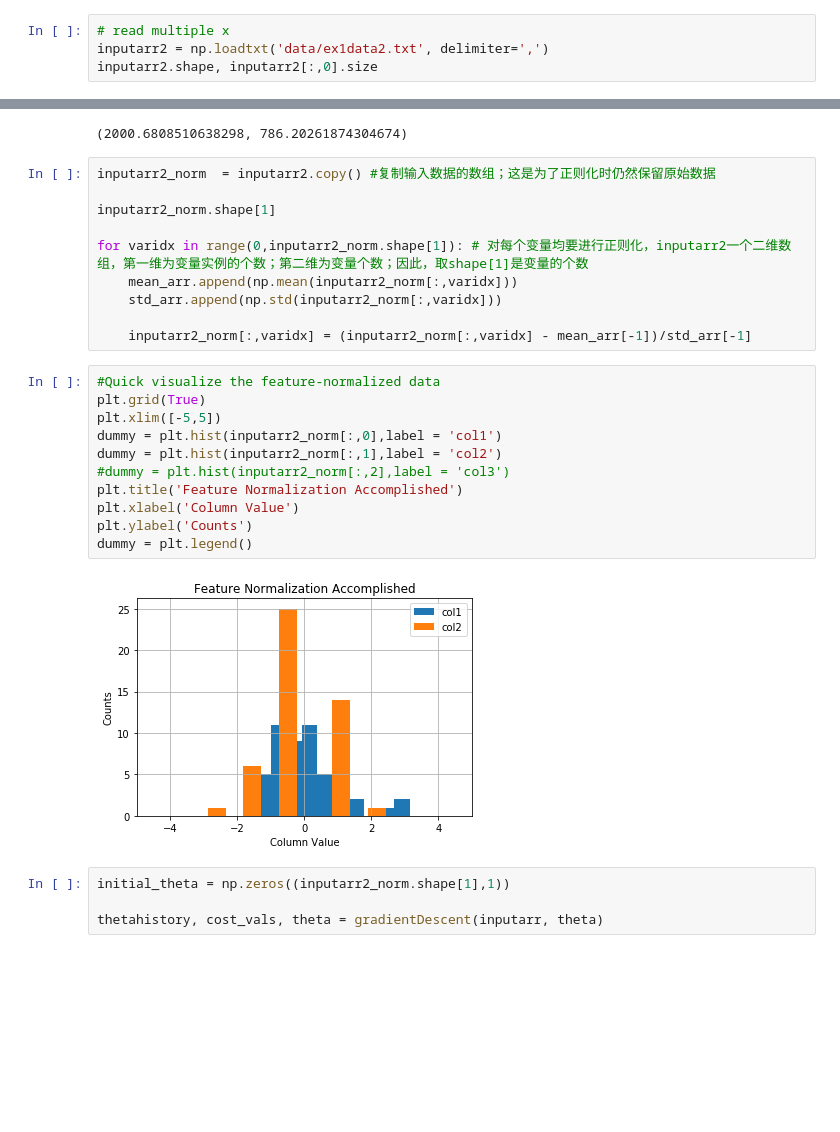
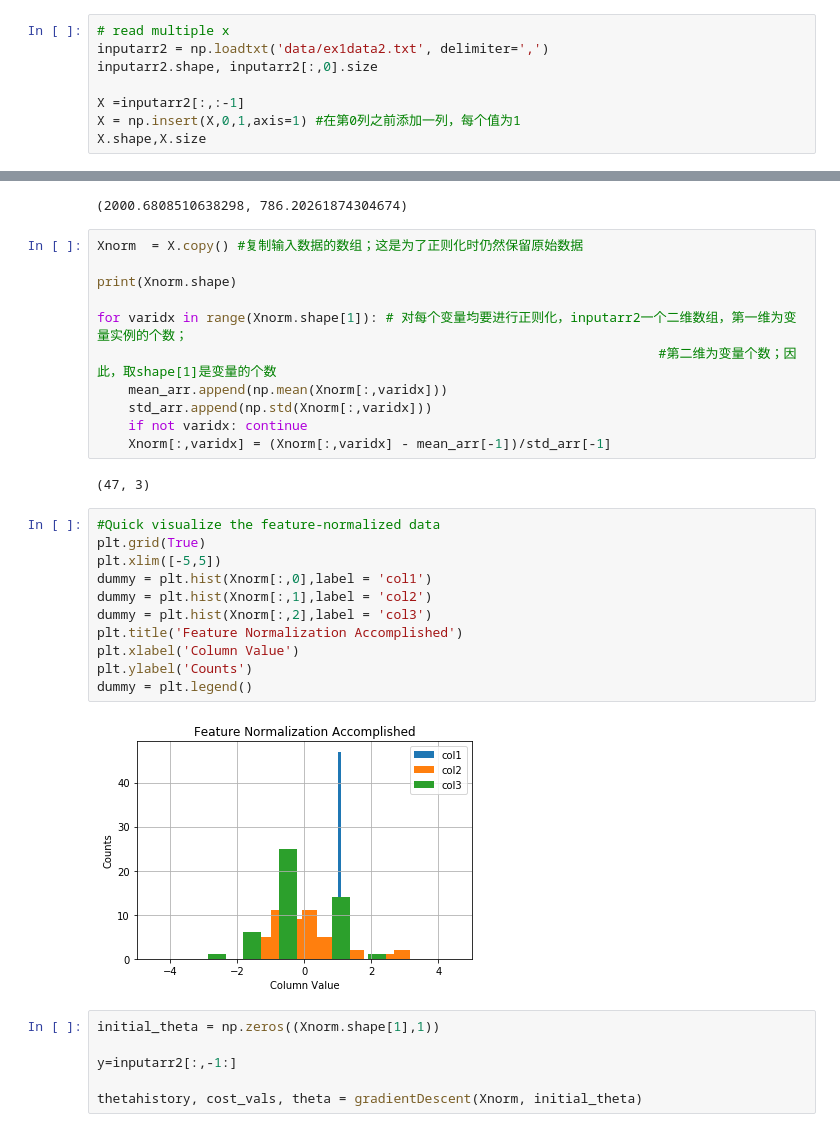
Before and after one commit to guilingwang/ng-ml-course-ex, a Jupyter notebook: ex1/numerical_ex1.ipynb, the cells around one changed output, grey strips where cells are left out. Saved outputs shown, nothing was run; the diff lists cells and outputs as text; blank space fills up the shorter version.

```diff
--- a/ex1/numerical_ex1.ipynb
+++ b/ex1/numerical_ex1.ipynb
@@ -277,4 +278,8 @@ array([[ 9.5],
 # read multiple x
 inputarr2 = np.loadtxt('data/ex1data2.txt', delimiter=',')
 inputarr2.shape, inputarr2[:,0].size
+
+X =inputarr2[:,:-1]
+X = np.insert(X,0,1,axis=1) #在第0列之前添加一列，每个值为1
+X.shape,X.size
 # %% [output]
@@ -301,32 +306,37 @@ np.mean(inputarr2[:,0]), np.std(inputarr2[:,0])
 # %% [output]
 (2000.6808510638298, 786.20261874304674)
 # %%
-inputarr2_norm  = inputarr2.copy() #复制输入数据的数组；这是为了正则化时仍然保留原始数据
+Xnorm  = X.copy() #复制输入数据的数组；这是为了正则化时仍然保留原始数据
 
-inputarr2_norm.shape[1]
+print(Xnorm.shape)
 
-for varidx in range(0,inputarr2_norm.shape[1]): # 对每个变量均要进行正则化，inputarr2一个二维数组，第一维为变量实例的个数；第二维为变量个数；因此，取shape[1]是变量的个数
-    mean_arr.append(np.mean(inputarr2_norm[:,varidx]))
-    std_arr.append(np.std(inputarr2_norm[:,varidx]))
-
-    inputarr2_norm[:,varidx] = (inputarr2_norm[:,varidx] - mean_arr[-1])/std_arr[-1]
+for varidx in range(Xnorm.shape[1]): # 对每个变量均要进行正则化，inputarr2一个二维数组，第一维为变量实例的个数；
+                                                                        #第二维为变量个数；因此，取shape[1]是变量的个数
+    mean_arr.append(np.mean(Xnorm[:,varidx]))
+    std_arr.append(np.std(Xnorm[:,varidx]))
+    if not varidx: continue
+    Xnorm[:,varidx] = (Xnorm[:,varidx] - mean_arr[-1])/std_arr[-1]
+# %% [output]
+(47, 3)
 # %%
 #Quick visualize the feature-normalized data
 plt.grid(True)
 plt.xlim([-5,5])
-dummy = plt.hist(inputarr2_norm[:,0],label = 'col1')
-dummy = plt.hist(inputarr2_norm[:,1],label = 'col2')
-#dummy = plt.hist(inputarr2_norm[:,2],label = 'col3')
+dummy = plt.hist(Xnorm[:,0],label = 'col1')
+dummy = plt.hist(Xnorm[:,1],label = 'col2')
+dummy = plt.hist(Xnorm[:,2],label = 'col3')
 plt.title('Feature Normalization Accomplished')
 plt.xlabel('Column Value')
 plt.ylabel('Counts')
 dummy = plt.legend()
 # %% [output]
-[figure, old version]
+[figure, new version]
 # %%
-initial_theta = np.zeros((inputarr2_norm.shape[1],1))
+initial_theta = np.zeros((Xnorm.shape[1],1))
 
-thetahistory, cost_vals, theta = gradientDescent(inputarr, theta)
+y=inputarr2[:,-1:]
+
+thetahistory, cost_vals, theta = gradientDescent(Xnorm, initial_theta)
 # %%
 step_num = 1500
 
```
Also changed, not shown: parts of 9 cells of this notebook.
